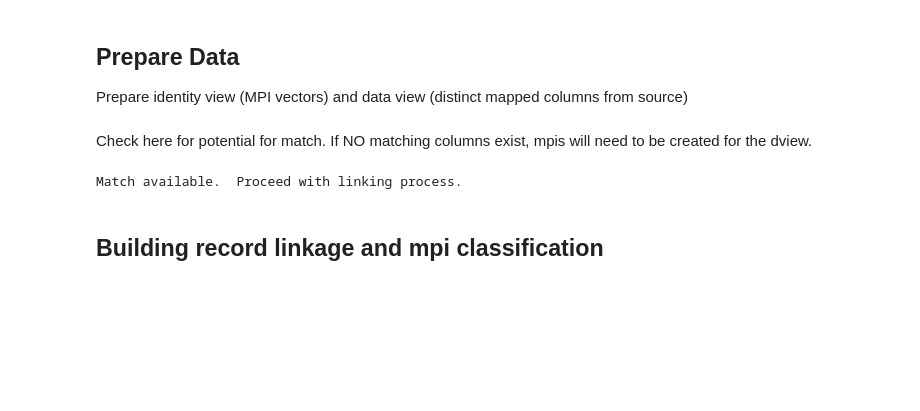
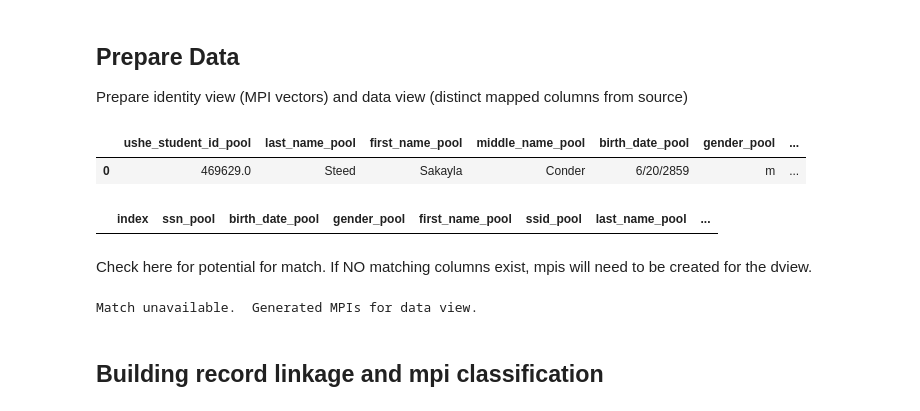
Before and after one commit to frellnick/mpi_demo, a Jupyter notebook: devbook.ipynb, the cells around one changed output. Saved outputs shown, nothing was run; the diff lists cells and outputs as text; code cells hidden in the pictures; blank space fills up the shorter version.

Commit message:
ENH: data view, identity view, matching functionality at preparation step.  Ready for preprocessing changes

```diff
--- a/devbook.ipynb
+++ b/devbook.ipynb
@@ -164,21 +100,32 @@ write_mpi_data(gen_mpi_insert(temp), dbtype='nosql', update=True)
+# %%
+dview.head(1)
+# %% [output]
+|  | ushe_student_id_pool | last_name_pool | first_name_pool | middle_name_pool | birth_date_pool | gender_pool | ... |
+| 0 | 469629.0 | Steed | Sakayla | Conder | 6/20/2859 | m | ... |
+# %%
+iview.head(1)
+# %% [output]
+|  | index | ssn_pool | birth_date_pool | gender_pool | first_name_pool | ssid_pool | last_name_pool | ... |
 # %% [markdown]
 Check here for potential for match.  If NO matching columns exist, mpis will need to be created for the dview.
 # %%
 # Check for match availability.  If not, halt process and create MPIs
 from mpi.link import is_match_available
 from mpi.update import generate_mpi, write_mpi_data, gen_mpi_insert
+from mpi.update import update_mpi_vector_table
 
-if not is_match_available(dview, iview):
+if is_match_available(dview, iview):
+    print('Match available.  Proceed with linking process.')
+else:
     print('Match unavailable.  Generated MPIs for data view.')
     temp = generate_mpi(dview)
     write_mpi_data(gen_mpi_insert(temp))
+    update_mpi_vector_table()
 
     # Recreate a view from the MPI table with valid identity data
     iview = create_identity_view(dview.columns.tolist())
-else:
-    print('Match available.  Proceed with linking process.')
 # %% [output]
-Match available.  Proceed with linking process.
+Match unavailable.  Generated MPIs for data view.
 # %% [markdown]
 ## Building record linkage and mpi classification
 # %%
```
Also changed, not shown: parts of 9 cells of this notebook, 2 other files.
